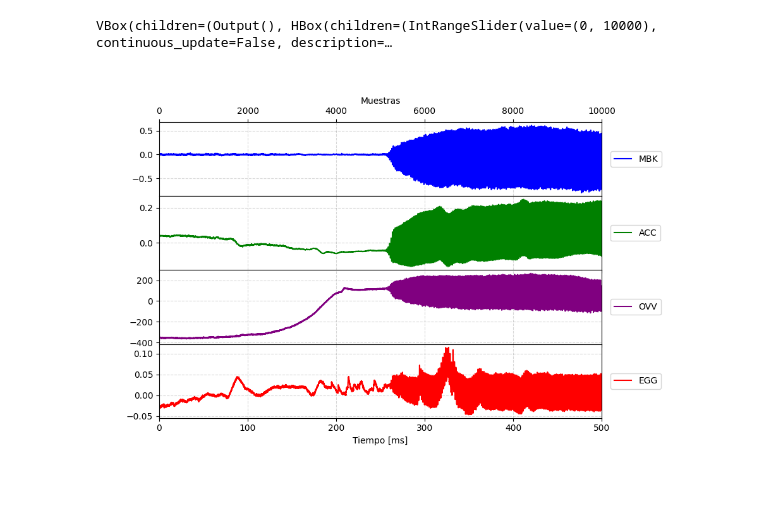
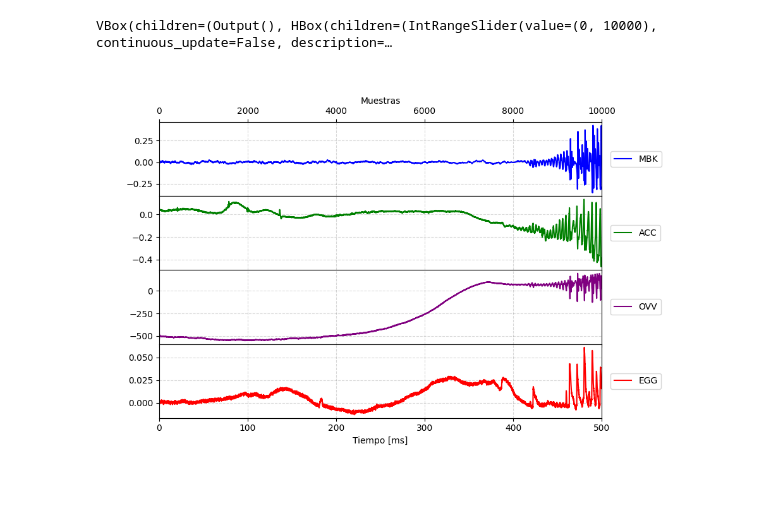
Before and after one commit to EmilianoRF/NNMF-GIF, a Jupyter notebook: Acondicionamiento_AC3E.ipynb, the cells around one changed output. Drawn from its saved outputs; the diff is of its cells as text; code cells hidden in the pictures.

```diff
--- a/Acondicionamiento_AC3E.ipynb
+++ b/Acondicionamiento_AC3E.ipynb
@@ -108,14 +108,14 @@ def guardar_ventanas(ventanas_dict, ruta, nombre_base):
         np.savetxt(filename, matriz, fmt="%.6f", delimiter="\t",
                    header="MBK\tACC\tOVV\tEGG", comments='')
 # %%
-ruta = r"G:\Mi unidad\Facultad\Beca CIN\NNMF-GIF\Repositorio AC3E\Controles\FN006\R02 - Calibrated Gestures\vowels.mat"
+ruta = r"G:\Mi unidad\Facultad\Beca CIN\NNMF-GIF\Repositorio AC3E\Controles\FN001\R02 - Calibrated Gestures\vowels.mat"
 # %%
 
 mat_contents = loadmat(ruta, squeeze_me=True)
 fs = 20000
 min_range = 600
 MBK = mat_contents["MBK"]["data"]
-MBK_ = MBK / np.max(np.abs(MBK))
+MBK_ = (np.array(MBK)/ np.max(np.abs(MBK))).astype(np.float32)
 ACC = mat_contents["ACC"]["data"][()]
 OVV = mat_contents["OVV"]["data"][()]
 EGG = mat_contents["EGG"]["data"][()]
@@ -213,34 +213,34 @@ slider = IntRangeSlider(
     readout_format="d",
     style={"description_width": "initial"},
     layout=widgets.Layout(width="70%"),
 )
 # Label para mostrar duración en ms
 duration_label = Label()
 
 def update_duration(change):
     x0, x1 = change['new']
     if x1 - x0 > min_range:
         dur_ms = (x1 - x0) * 1000 / fs
         duration_label.value = f"  |   Duración: {dur_ms:.1f} ms"
 
 # Conectar el slider al label
 slider.observe(update_duration, names='value')
 
 # Inicializar el label con el valor inicial
 update_duration({'new': slider.value})
 
 out = widgets.interactive_output(f, {'x': slider})
 
 ui = VBox([
     out,
     HBox([slider, duration_label], layout=widgets.Layout(width='100%')),
     HBox([audio_out], layout=widgets.Layout(width='100%'))
 ])
 
 display(ui);
 # %% [output]
 VBox(children=(Output(), HBox(children=(IntRangeSlider(value=(0, 10000), continuous_update=False, description=…
-[figure, old version]
+[figure, new version]
 # %%
 #ventanas = procesar_senales(50000, 61000, fs, MBK_, ACC, OVV, EGG)
 #guardar_ventanas(ventanas, ruta="Señales AC3E\\Femenino", nombre_base="FN007_A")
```
Also changed, not shown: 3 other files.
